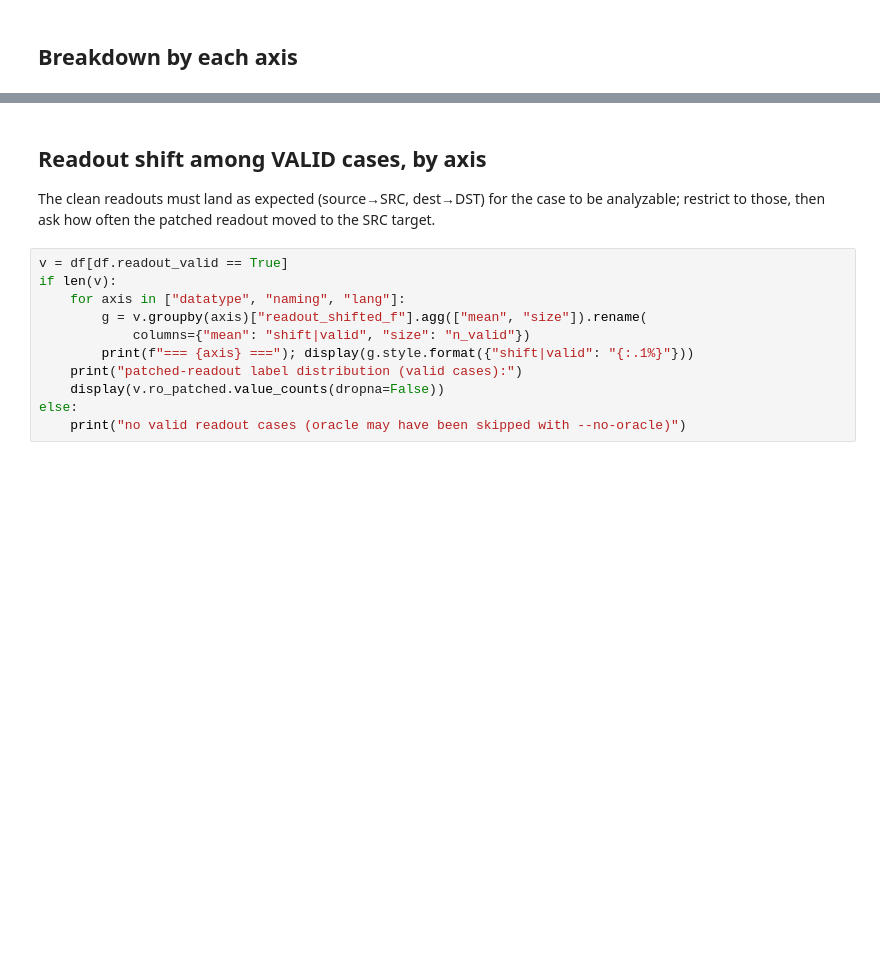
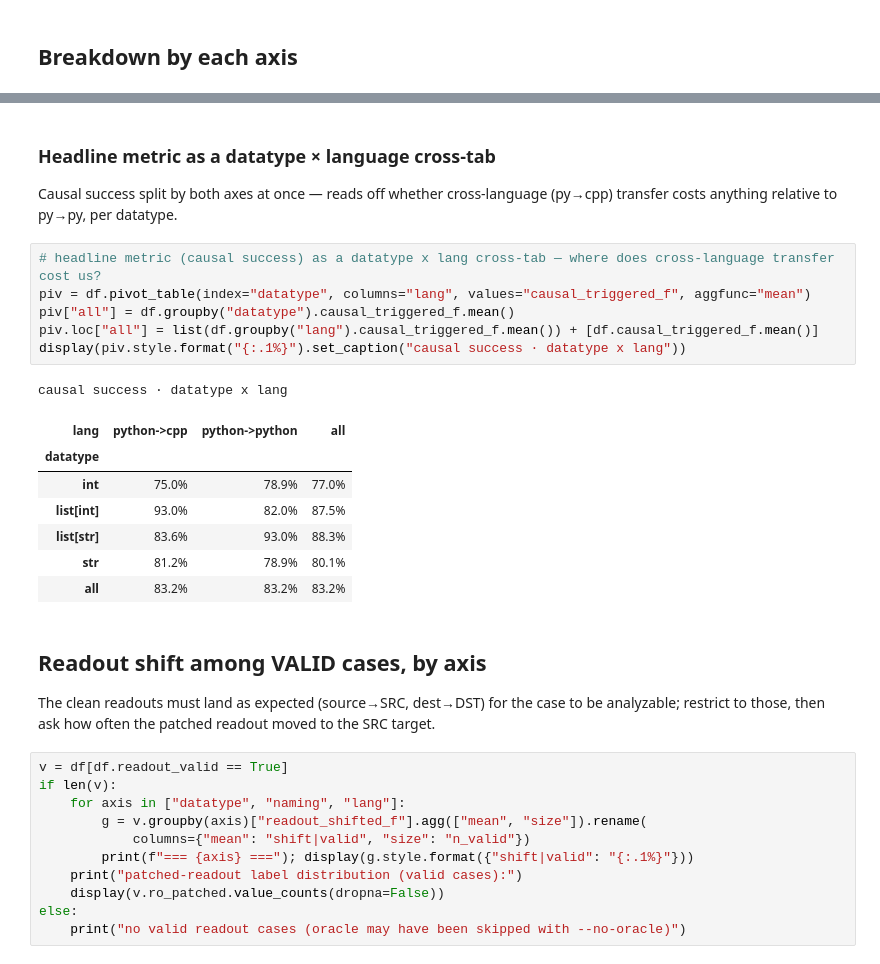
Before and after one commit to arnab-api/goals, a Jupyter notebook: notebooks/diff/04.1_eval_results.ipynb, the cells around one changed output, grey strips where cells are left out. Saved outputs shown, nothing was run; the diff lists cells and outputs as text; blank space fills up the shorter version.

```diff
--- a/notebooks/diff/04.1_eval_results.ipynb
+++ b/notebooks/diff/04.1_eval_results.ipynb
@@ -103,3 +136,22 @@ for axis in ["datatype", "naming", "lang"]:
+# %% [markdown]
+### Headline metric as a datatype × language cross-tab
+
+Causal success split by both axes at once — reads off whether cross-language (py→cpp) transfer costs anything relative to py→py, per datatype.
+# %%
+# headline metric (causal success) as a datatype x lang cross-tab — where does cross-language transfer cost us?
+piv = df.pivot_table(index="datatype", columns="lang", values="causal_triggered_f", aggfunc="mean")
+piv["all"] = df.groupby("datatype").causal_triggered_f.mean()
+piv.loc["all"] = list(df.groupby("lang").causal_triggered_f.mean()) + [df.causal_triggered_f.mean()]
+display(piv.style.format("{:.1%}").set_caption("causal success · datatype x lang"))
+# %% [output]
+causal success · datatype x lang
+| lang | python->cpp | python->python | all |
+| datatype |  |  |  |
+| int | 75.0% | 78.9% | 77.0% |
+| list[int] | 93.0% | 82.0% | 87.5% |
+| list[str] | 83.6% | 93.0% | 88.3% |
+| str | 81.2% | 78.9% | 80.1% |
+| all | 83.2% | 83.2% | 83.2% |
 # %% [markdown]
 ## Readout shift among VALID cases, by axis
 
```
Also changed, not shown: parts of 11 cells of this notebook, 2 other files.
